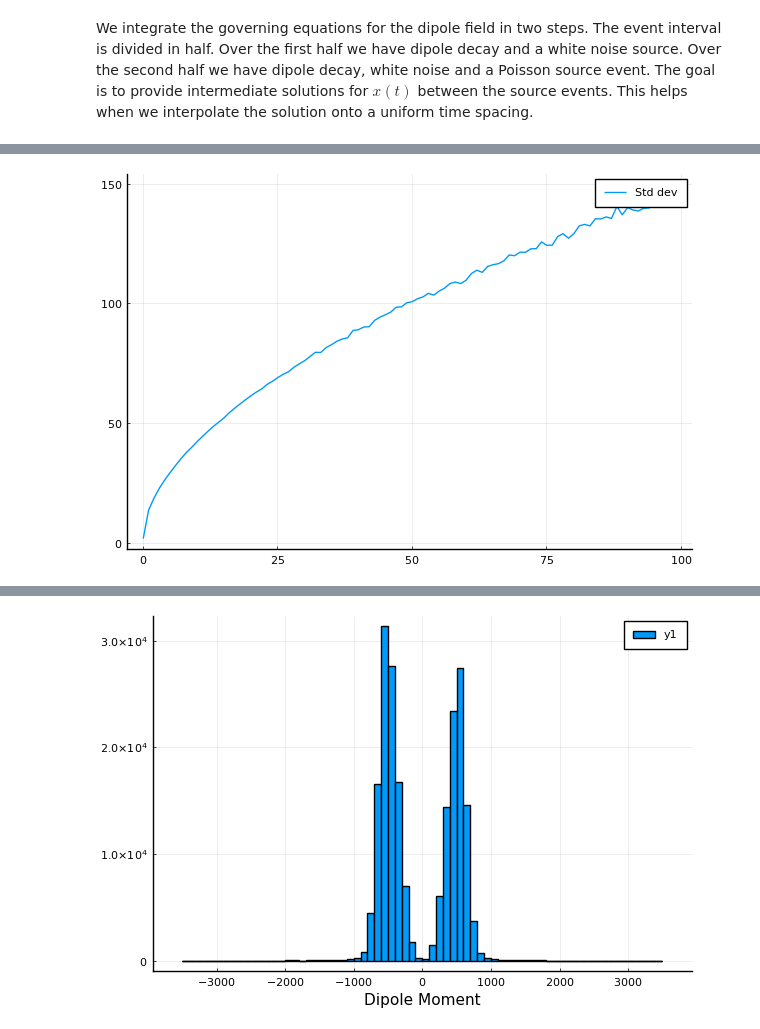
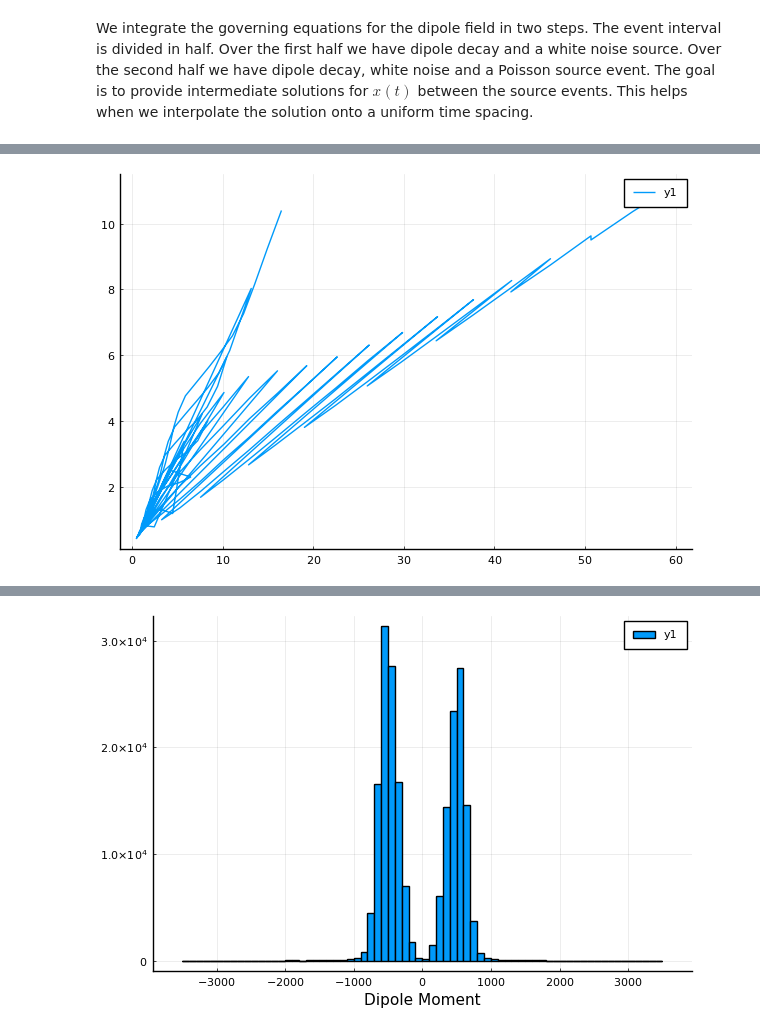
Before and after one commit to MurrayJaneMary/Stochastic, a Jupyter notebook: Poisson3000.ipynb, the cells around one changed output, grey strips where cells are left out. Drawn from its saved outputs; the diff is of its cells as text; code cells hidden in the pictures.

```diff
--- a/Poisson3000.ipynb
+++ b/Poisson3000.ipynb
@@ -148,4 +223,4 @@ pyplot()
 # %%
-@df df plot(:amplitude, :stdX, linestyle = :solid, label ="Std dev" )
+@df df plot(:meanX, :stdX)
 # %% [output]
-[figure, old version]
+[figure, new version]
```
Also changed, not shown: parts of 14 cells of this notebook, 1 other file.
